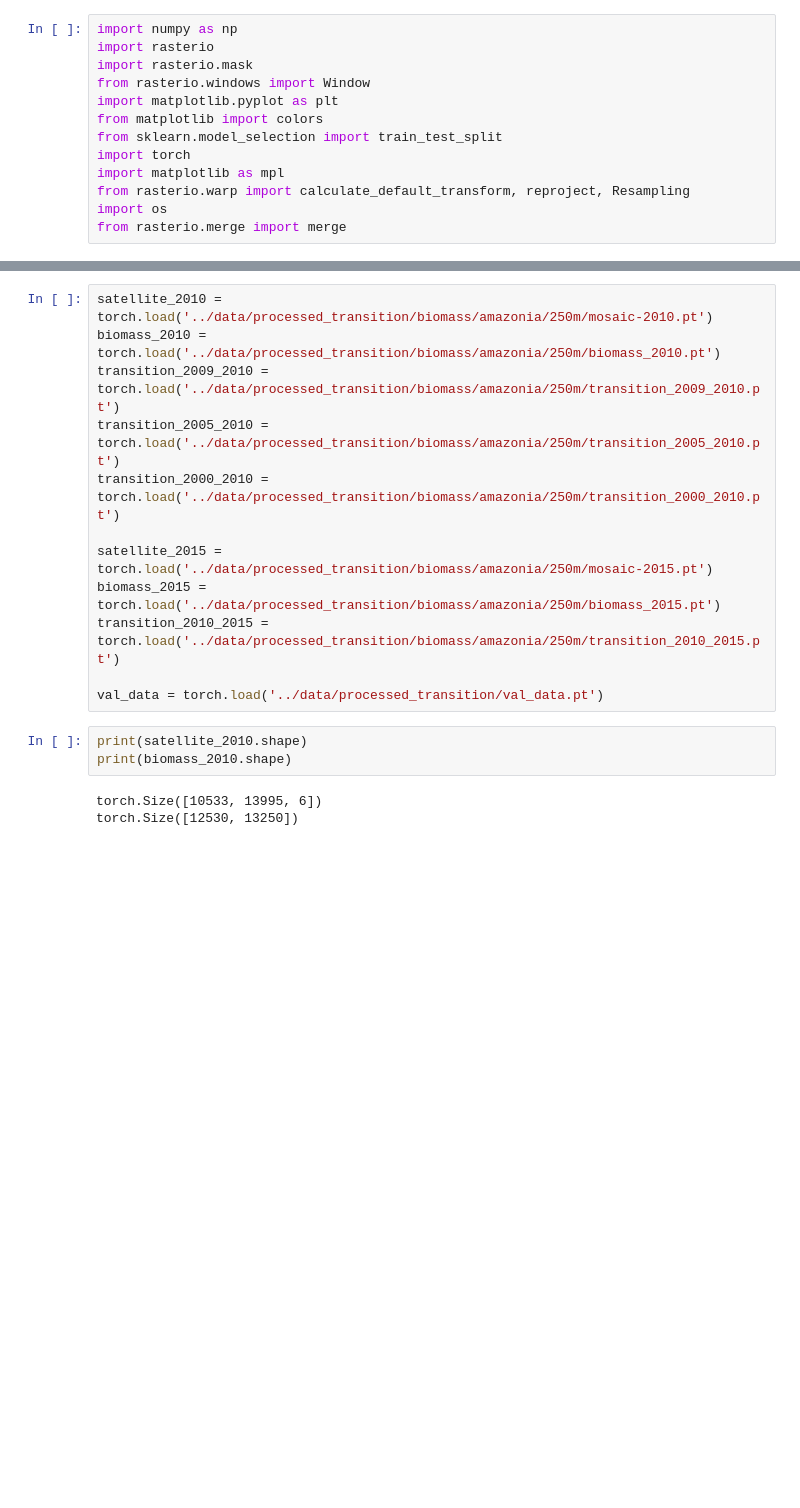
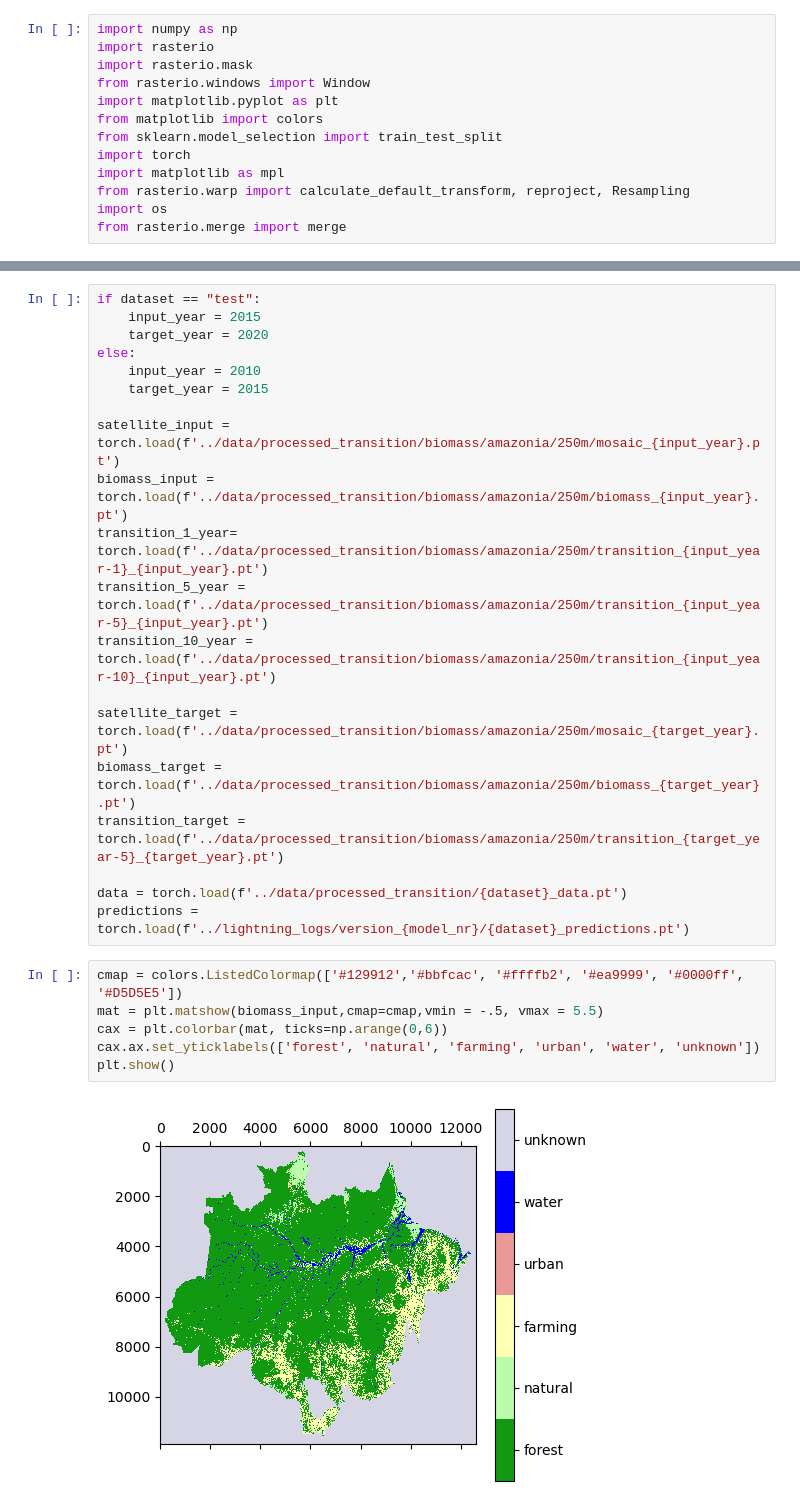
Before and after one commit to TimEngelmann/future-deforestation, a Jupyter notebook: notebooks/input_output_visualization.ipynb, the cells around one changed output, grey strips where cells are left out. Saved outputs shown, nothing was run; the diff lists cells and outputs as text; blank space fills up the shorter version.

Commit message:
Investigating data

```diff
--- a/notebooks/input_output_visualization.ipynb
+++ b/notebooks/input_output_visualization.ipynb
@@ -14,18 +17,28 @@ from rasterio.merge import merge
 # %%
-satellite_2010 = torch.load('../data/processed_transition/biomass/amazonia/250m/mosaic-2010.pt')
-biomass_2010 = torch.load('../data/processed_transition/biomass/amazonia/250m/biomass_2010.pt')
-transition_2009_2010 = torch.load('../data/processed_transition/biomass/amazonia/250m/transition_2009_2010.pt')
-transition_2005_2010 = torch.load('../data/processed_transition/biomass/amazonia/250m/transition_2005_2010.pt')
-transition_2000_2010 = torch.load('../data/processed_transition/biomass/amazonia/250m/transition_2000_2010.pt')
+if dataset == "test":
+    input_year = 2015
+    target_year = 2020
+else:
+    input_year = 2010
+    target_year = 2015
 
-satellite_2015 = torch.load('../data/processed_transition/biomass/amazonia/250m/mosaic-2015.pt')
-biomass_2015 = torch.load('../data/processed_transition/biomass/amazonia/250m/biomass_2015.pt')
-transition_2010_2015 = torch.load('../data/processed_transition/biomass/amazonia/250m/transition_2010_2015.pt')
+satellite_input = torch.load(f'../data/processed_transition/biomass/amazonia/250m/mosaic_{input_year}.pt')
+biomass_input = torch.load(f'../data/processed_transition/biomass/amazonia/250m/biomass_{input_year}.pt')
+transition_1_year= torch.load(f'../data/processed_transition/biomass/amazonia/250m/transition_{input_year-1}_{input_year}.pt')
+transition_5_year = torch.load(f'../data/processed_transition/biomass/amazonia/250m/transition_{input_year-5}_{input_year}.pt')
+transition_10_year = torch.load(f'../data/processed_transition/biomass/amazonia/250m/transition_{input_year-10}_{input_year}.pt')
 
-val_data = torch.load('../data/processed_transition/val_data.pt')
+satellite_target = torch.load(f'../data/processed_transition/biomass/amazonia/250m/mosaic_{target_year}.pt')
+biomass_target = torch.load(f'../data/processed_transition/biomass/amazonia/250m/biomass_{target_year}.pt')
+transition_target = torch.load(f'../data/processed_transition/biomass/amazonia/250m/transition_{target_year-5}_{target_year}.pt')
+
+data = torch.load(f'../data/processed_transition/{dataset}_data.pt')
+predictions = torch.load(f'../lightning_logs/version_{model_nr}/{dataset}_predictions.pt')
-# %%
-print(satellite_2010.shape)
-print(biomass_2010.shape)
-# %% [output]
-torch.Size([10533, 13995, 6])
-torch.Size([12530, 13250])
+# %%
+cmap = colors.ListedColormap(['#129912','#bbfcac', '#ffffb2', '#ea9999', '#0000ff', '#D5D5E5'])
+mat = plt.matshow(biomass_input,cmap=cmap,vmin = -.5, vmax = 5.5)
+cax = plt.colorbar(mat, ticks=np.arange(0,6))
+cax.ax.set_yticklabels(['forest', 'natural', 'farming', 'urban', 'water', 'unknown'])
+plt.show()
+# %% [output]
+[figure, added]
```
Also changed, not shown: parts of 4 cells of this notebook, 6 other files.
